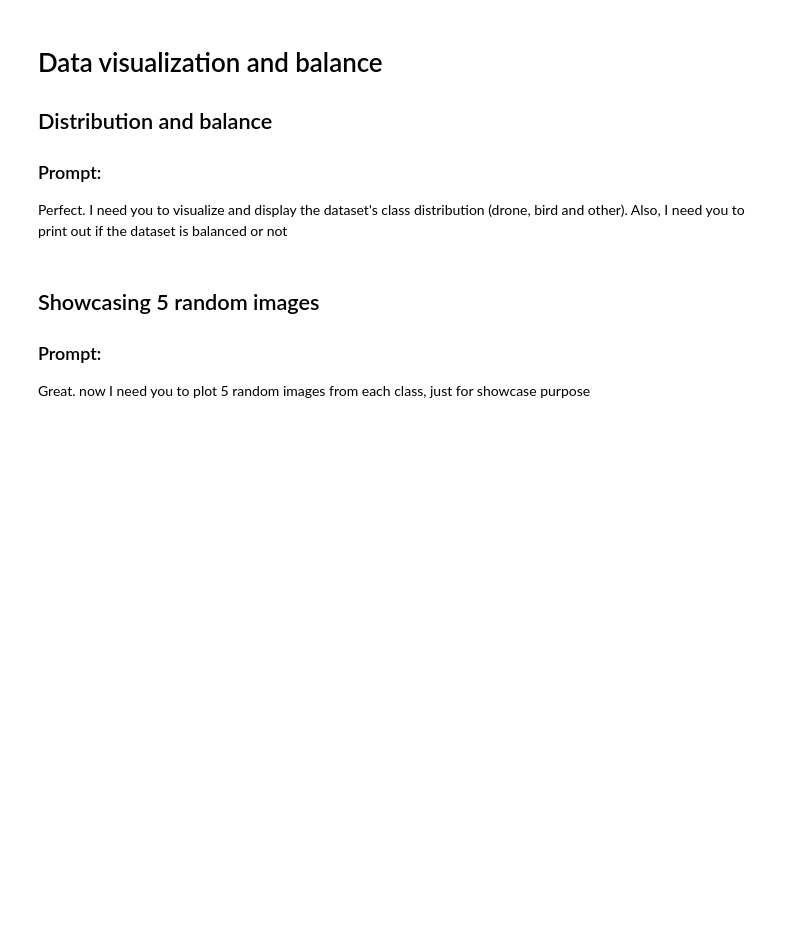
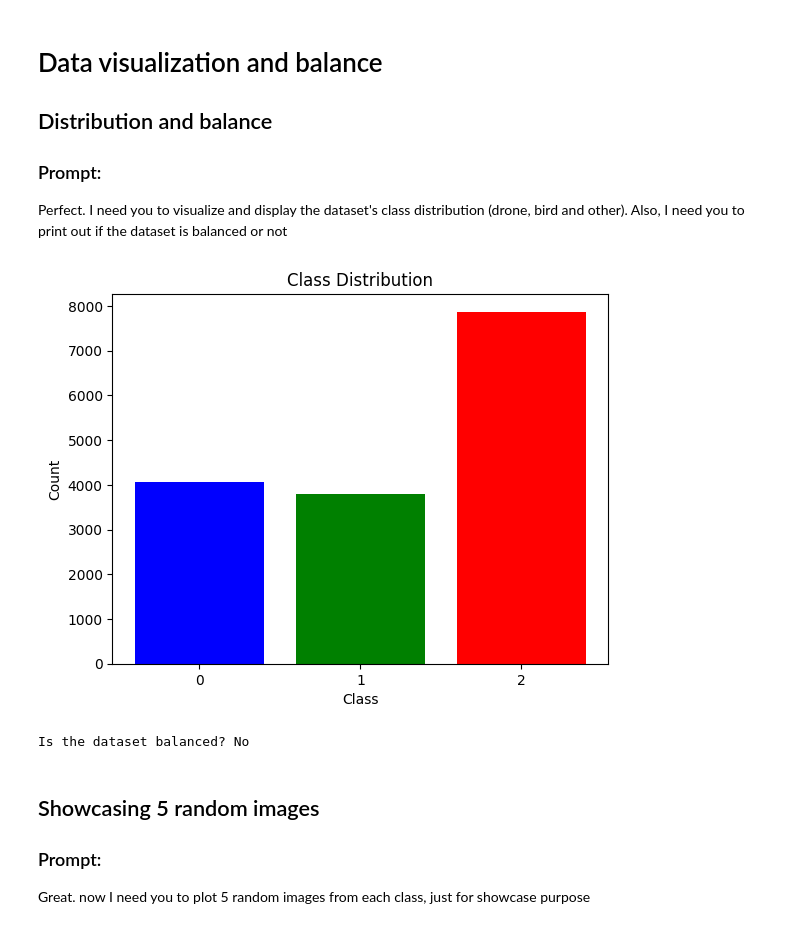
Before and after one commit to Zendellll/Road2_AI_Course, a Jupyter notebook: AICourse_task7.ipynb, the cells around one changed output. Saved outputs shown, nothing was run; the diff lists cells and outputs as text; code cells hidden in the pictures; blank space fills up the shorter version.

```diff
--- a/AICourse_task7.ipynb
+++ b/AICourse_task7.ipynb
@@ -101,8 +101,13 @@ drone_label_path = '/content/drive/MyDrive/Learning/Road2_AI_Course/task7_ds/dro
 bird_image_path = '/content/drive/MyDrive/Learning/Road2_AI_Course/task7_ds/bird/images'
 bird_label_path = '/content/drive/MyDrive/Learning/Road2_AI_Course/task7_ds/bird/labels'
 # %%
+import os
+import cv2
+import numpy as np
+from tqdm import tqdm
+
 # Process each image
-for filename in os.listdir(image_path):
+for filename in tqdm(os.listdir(image_path), desc="labeling files..."):
     if filename.endswith(".jpg"):
         # Load the image
         img = cv2.imread(os.path.join(image_path, filename))
@@ -143,8 +148,10 @@ for filename in os.listdir(image_path):
             if class_id == 0:
                 cv2.imwrite(os.path.join(drone_image_path, filename), cv2.cvtColor(np.array(augmented_resized_object_img), cv2.COLOR_RGB2BGR))
                 with open(os.path.join(drone_label_path, label_filename), 'w') as drone_label_file:
-                    drone_label_file.write('0')
+                    drone_label_file.write(f'{int(class_id)}')
+                    print(f'{int(class_id)}')
             elif class_id == 1:
                 cv2.imwrite(os.path.join(bird_image_path, filename), cv2.cvtColor(np.array(augmented_resized_object_img), cv2.COLOR_RGB2BGR))
                 with open(os.path.join(bird_label_path, label_filename), 'w') as bird_label_file:
-                    bird_label_file.write('1')
+                    bird_label_file.write(f'{int(class_id)}')
+                    print(f'{int(class_id)}')
@@ -217,33 +195,57 @@ tf.data.Dataset.save(dataset, '/content/drive/MyDrive/Learning/Road2_AI_Course/t
 Perfect.
 I need you to visualize and display the dataset's class distribution (drone, bird and other). Also, I need you to print out if the dataset is balanced or not
 # %%
+import os
 import matplotlib.pyplot as plt
+import numpy as np
+import tensorflow as tf
+from tqdm import tqdm
 
 # Function to visualize class distribution
-def visualize_class_distribution(dataset):
-    class_counts = [0, 0, 0]  # Counts for 'other', 'drone', and 'bird'
+def visualize_class_distribution(directory_path):
+    class_counts = [0, 0, 0]  # Counts for '0', '1', and '2'
 
-    for _, label in dataset:
-        class_index = tf.argmax(label).numpy()
-        class_counts[class_index] += 1
+    for i in range(3):
+        # Iterate through each .txt file in the directory
+        for filename in tqdm(os.listdir(directory_path[i]), desc="counting labels..."):
+            if filename.endswith(".txt"):
+                file_path = os.path.join(directory_path[i], filename)
 
-    classes = ['Other', 'Drone', 'Bird']
+                # Read the content of the .txt file
+                with open(file_path, 'r') as file:
+                    content = file.read().strip()
+
+                # Convert the content to an integer (assuming it's '0', '1', or '2')
+                class_index = int(content)
+                class_counts[class_index] += 1
+
+    classes = ['0', '1', '2']
 
     # Plotting
     plt.bar(classes, class_counts, color=['blue', 'green', 'red'])
     plt.title('Class Distribution')
     plt.xlabel('Class')
     plt.ylabel('Count')
     plt.show()
 
     return class_counts
 
+# Specify the directory path where .txt files are located
+directory_path = []
+directory_path.extend([bird_label_path])
+directory_path.extend([drone_label_path])
+directory_path.extend([other_label_path])
+directory_path
+
 # Visualize class distribution
-class_counts = visualize_class_distribution(dataset)
+class_counts = visualize_class_distribution(directory_path)
 
 # Check if the dataset is balanced
 is_balanced = all(count == class_counts[0] for count in class_counts[1:])
 print(f"Is the dataset balanced? {'Yes' if is_balanced else 'No'}")
+# %% [output]
+[figure, added]
+Is the dataset balanced? No
 # %% [markdown]
 ## Showcasing 5 random images
 ### Prompt:
```
Also changed, not shown: parts of 16 cells of this notebook.
